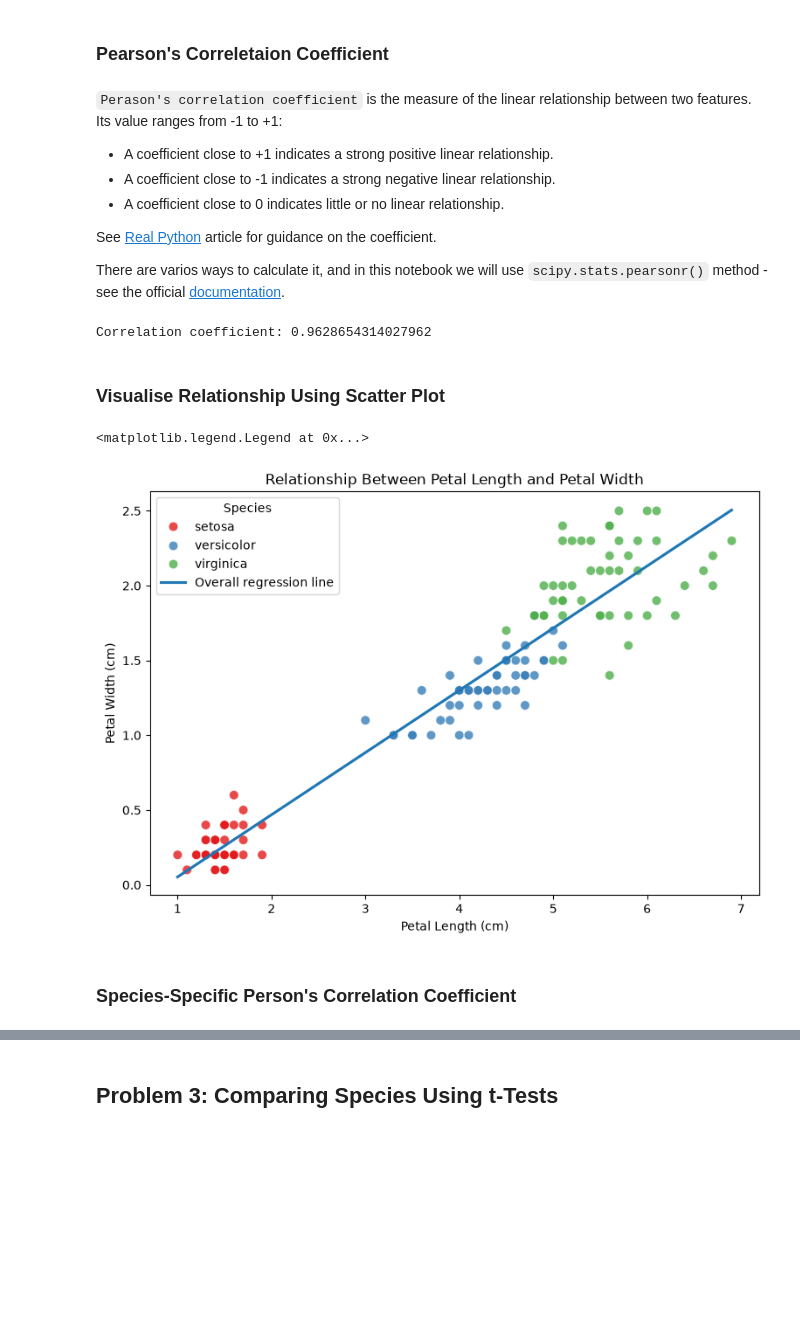
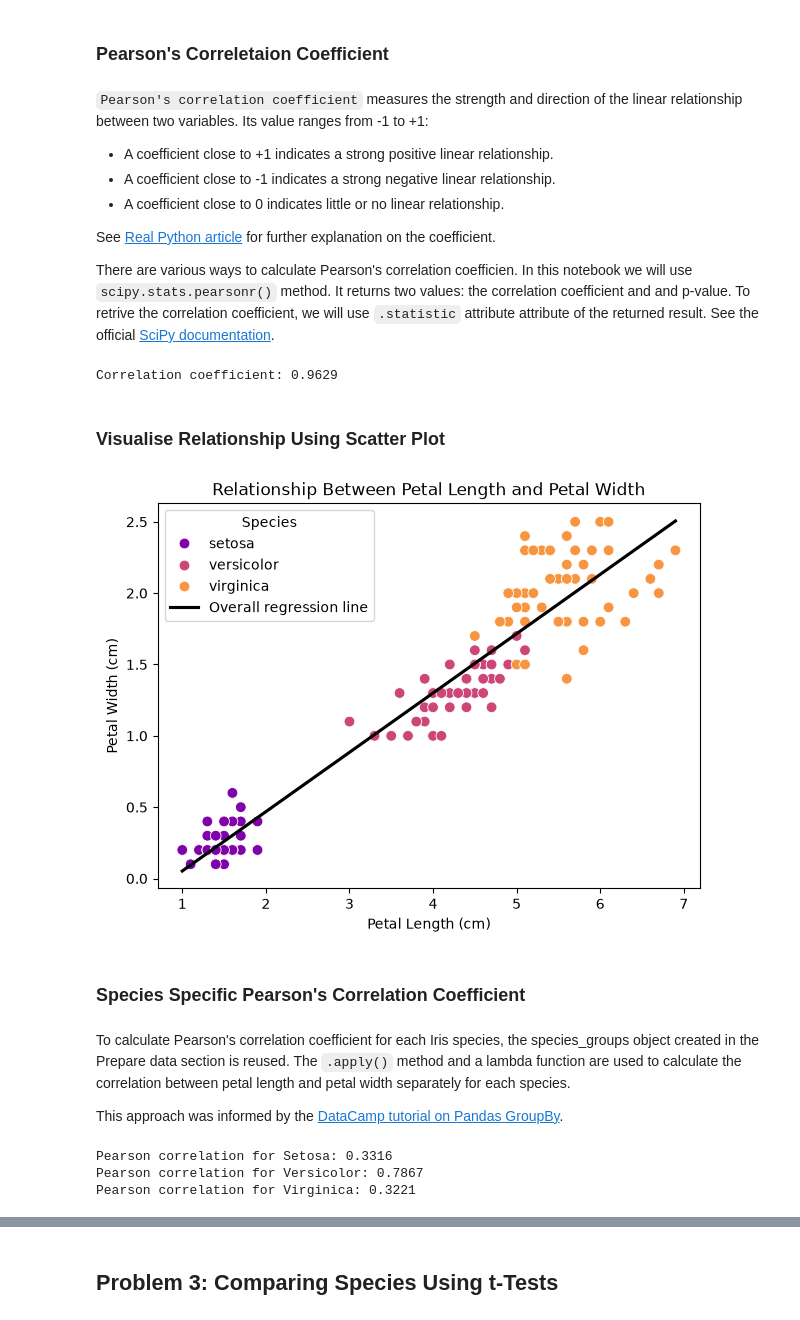
Before and after one commit to Oksyyy/applied-statistics, a Jupyter notebook: problems.ipynb, the cells around one changed output, grey strips where cells are left out. Drawn from its saved outputs; the diff is of its cells as text; code cells hidden in the pictures; blank space fills up the shorter version.

```diff
--- a/problems.ipynb
+++ b/problems.ipynb
@@ -232,48 +244,67 @@ Problem 2 involves investigating relationship between petal length and petal wid
 # %% [markdown]
 ### Pearson's Correletaion Coefficient
 # %% [markdown]
-`Perason's correlation coefficient` is the measure of the linear relationship between two features. Its value ranges from -1 to +1:
+`Pearson's correlation coefficient` measures the strength and direction of the linear relationship between two variables. Its value ranges from -1 to +1:
 
 - A coefficient close to +1 indicates a strong positive linear relationship.
 - A coefficient close to -1 indicates a strong negative linear relationship.
 - A coefficient close to 0 indicates little or no linear relationship.
 
-See [Real Python](https://realpython.com/numpy-scipy-pandas-correlation-python/#pearson-correlation-coefficient) article for guidance on the coefficient.
+See [Real Python article](https://realpython.com/numpy-scipy-pandas-correlation-python/#pearson-correlation-coefficient) for further explanation on the coefficient.
 
-There are varios ways to calculate it, and in this notebook we will use `scipy.stats.pearsonr()` method - see the official [documentation](https://docs.scipy.org/doc/scipy/reference/generated/scipy.stats.pearsonr.html).
+There are various ways to calculate Pearson's correlation coefficien. In this notebook we will use `scipy.stats.pearsonr()` method. It returns two values: the correlation coefficient and and p-value. To retrive the correlation coefficient, we will use `.statistic` attribute attribute of the returned result. See the official [SciPy documentation](https://docs.scipy.org/doc/scipy/reference/generated/scipy.stats.pearsonr.html).
 # %%
 # Pearson correlation coefficient between petal length and petal width
-correlation_coeff = stats.pearsonr(iris['petal_length'], iris['petal_width'])
+correlation_result = stats.pearsonr(iris['petal_length'], iris['petal_width'])
 
 # Show the correlation coefficient
-print(f'Correlation coefficient: {correlation_coeff[0]}')
+print(f'Correlation coefficient: {correlation_result.statistic:.4f}')
 # %% [output]
-Correlation coefficient: 0.9628654314027962
+Correlation coefficient: 0.9629
 # %% [markdown]
 ### Visualise Relationship Using Scatter Plot
 # %%
 # Create figure for scatter plot
-plt.figure(figsize=(9, 6))
+plt.figure(figsize=(7, 5))
 
 # Create scatter plot of petal length vs petal width
-ax = sns.scatterplot(data=iris, x='petal_length', y='petal_width', hue='species', palette='Set1', s=60, alpha=0.8)
+ax = sns.scatterplot(data=iris, x='petal_length', y='petal_width', hue='species', palette='plasma', s=60)
 
 # Add regression line to show the relationship between petal length and petal width
 sns.regplot(data=iris, x='petal_length', y='petal_width', scatter=False,
-            ci=None, label='Overall regression line', ax=ax)
+            ci=None, color='black', label='Overall regression line', ax=ax)
 
 # Add title
 ax.set_title('Relationship Between Petal Length and Petal Width')
 
 # Add x label
 ax.set_xlabel('Petal Length (cm)')
 # Add y label
 ax.set_ylabel('Petal Width (cm)')
 
 # Add legend
 ax.legend(title='Species')
+
+# Show the plot
+plt.show()
 # %% [output]
-<matplotlib.legend.Legend at 0x...>
-[figure, old version]
+[figure, new version]
 # %% [markdown]
-### Species-Specific Person's Correlation Coefficient
+### Species Specific Pearson's Correlation Coefficient
+# %% [markdown]
+To calculate Pearson's correlation coefficient for each Iris species, the species_groups object created in the Prepare data section is reused. The `.apply()` method and a lambda function are used to calculate the correlation between petal length and petal width separately for each species.
+
+This approach was informed by the [DataCamp tutorial on Pandas GroupBy](https://www.datacamp.com/tutorial/pandas-groupby?utm_cid=23340058065&utm_aid=192632748929&utm_campaign=230119_1-ps-dscia~dsa-tofu~python_2-b2c_3-europe_4-prc_5-na_6-na_7-le_8-pdsh-go_9-nb-e_10-na_11-na&utm_loc=9040163-&utm_mtd=-c&utm_kw=&utm_source=google&utm_medium=paid_search&utm_content=ps-dscia~europe-en~dsa~tofu~tutorial~python&gad_source=1&gad_campaignid=23340058065&gbraid=0AAAAADQ9WsHOLgREfQ-J5ttZ8GR6BTKK4&gclid=Cj0KCQiA_P_XBhDvARIsALHjSUUfh7LO5ZvNVTOiQQqNrJILInuNFYsClt9OKE52SxT-EVJ1ztehrXsaAifXEALw_wcB).
+# %%
+# Calculate Pearson correlation coefficient for each species
+species_pearson_corr = species_groups.apply(
+    lambda x: stats.pearsonr(x['petal_length'], x['petal_width']).statistic
+    )
+
+# Display the Pearson correlation coefficients for each species
+for species, corr in species_pearson_corr.items():
+    print(f'Pearson correlation for {species.capitalize()}: {corr:.4f}')
+# %% [output]
+Pearson correlation for Setosa: 0.3316
+Pearson correlation for Versicolor: 0.7867
+Pearson correlation for Virginica: 0.3221
```
Also changed, not shown: parts of 19 cells of this notebook.
